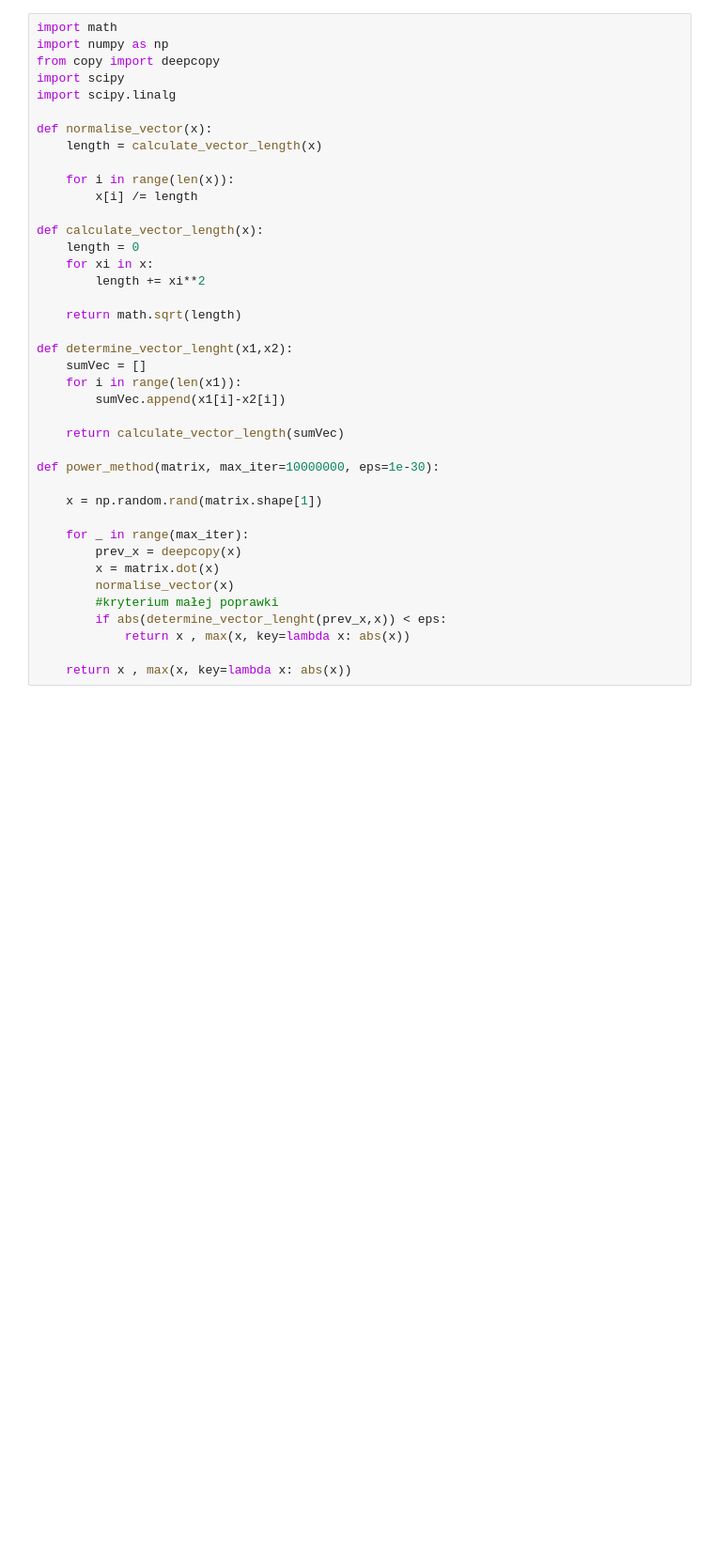
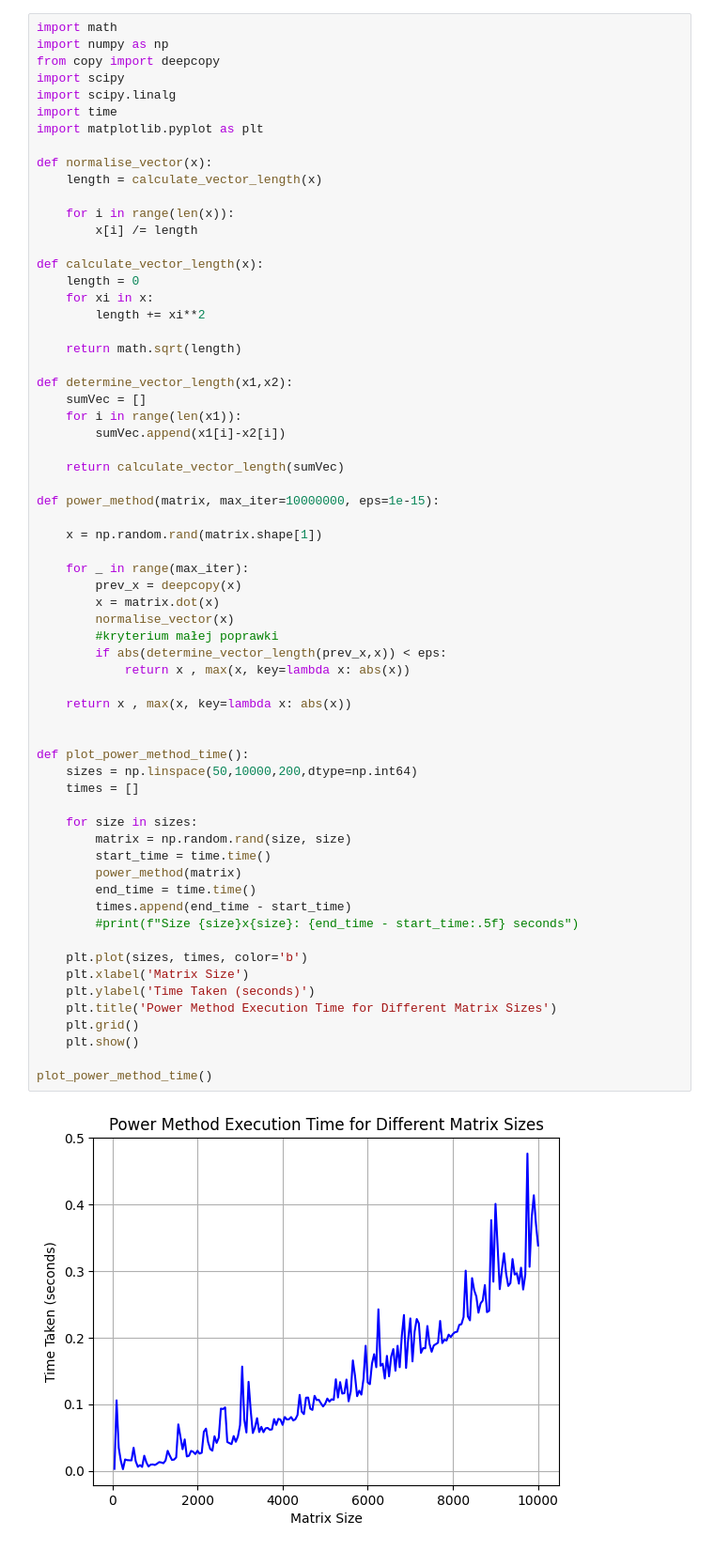
Before and after one commit to eszlamczyk/MOwNiT-Czech-lab-2024, a Jupyter notebook: lab07 - Dekompozycja spektralna/lab7.ipynb, the cells around one changed output. Shown: that part at 94% size. Drawn from its saved outputs; the diff is of its cells as text; blank space fills up the shorter version.

```diff
--- a/lab07 - Dekompozycja spektralna/lab7.ipynb
+++ b/lab07 - Dekompozycja spektralna/lab7.ipynb
@@ -31,37 +31,63 @@ import numpy as np
 from copy import deepcopy
 import scipy
 import scipy.linalg
+import time
+import matplotlib.pyplot as plt
 
 def normalise_vector(x):
     length = calculate_vector_length(x)
 
     for i in range(len(x)):
         x[i] /= length
 
 def calculate_vector_length(x):
     length = 0
     for xi in x:
         length += xi**2
 
     return math.sqrt(length)
 
-def determine_vector_lenght(x1,x2):
+def determine_vector_length(x1,x2):
     sumVec = []
     for i in range(len(x1)):
         sumVec.append(x1[i]-x2[i])
 
     return calculate_vector_length(sumVec)
 
-def power_method(matrix, max_iter=10000000, eps=1e-30):
+def power_method(matrix, max_iter=10000000, eps=1e-15):
 
     x = np.random.rand(matrix.shape[1])
 
     for _ in range(max_iter):
         prev_x = deepcopy(x)
         x = matrix.dot(x)
         normalise_vector(x)
         #kryterium małej poprawki
-        if abs(determine_vector_lenght(prev_x,x)) < eps:
+        if abs(determine_vector_length(prev_x,x)) < eps:
             return x , max(x, key=lambda x: abs(x))
 
     return x , max(x, key=lambda x: abs(x))
+
+
+def plot_power_method_time():
+    sizes = np.linspace(50,10000,200,dtype=np.int64)
+    times = []
+
+    for size in sizes:
+        matrix = np.random.rand(size, size)
+        start_time = time.time()
+        power_method(matrix)
+        end_time = time.time()
+        times.append(end_time - start_time)
+        #print(f"Size {size}x{size}: {end_time - start_time:.5f} seconds")
+
+    plt.plot(sizes, times, color='b')
+    plt.xlabel('Matrix Size')
+    plt.ylabel('Time Taken (seconds)')
+    plt.title('Power Method Execution Time for Different Matrix Sizes')
+    plt.grid()
+    plt.show()
+
+plot_power_method_time()
+# %% [output]
+[figure, added]
```
Also changed, not shown: parts of 5 cells of this notebook.
